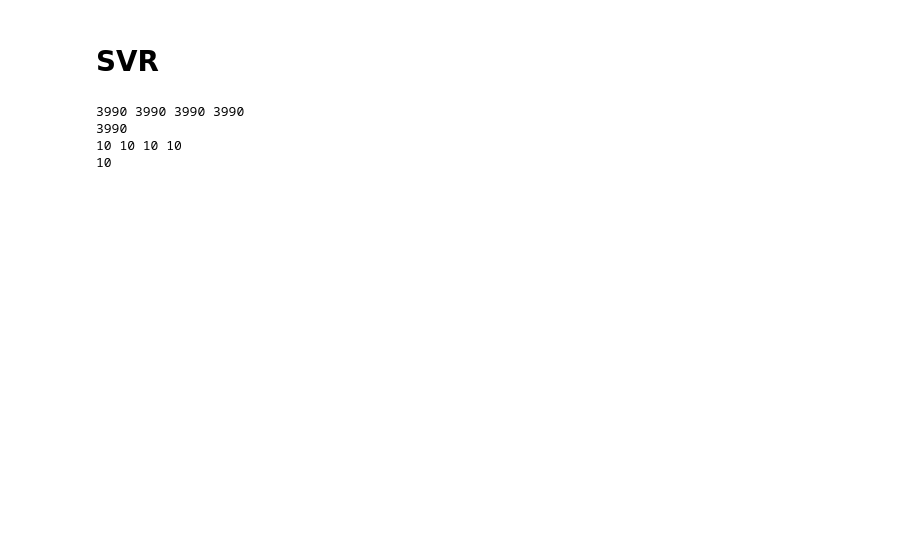
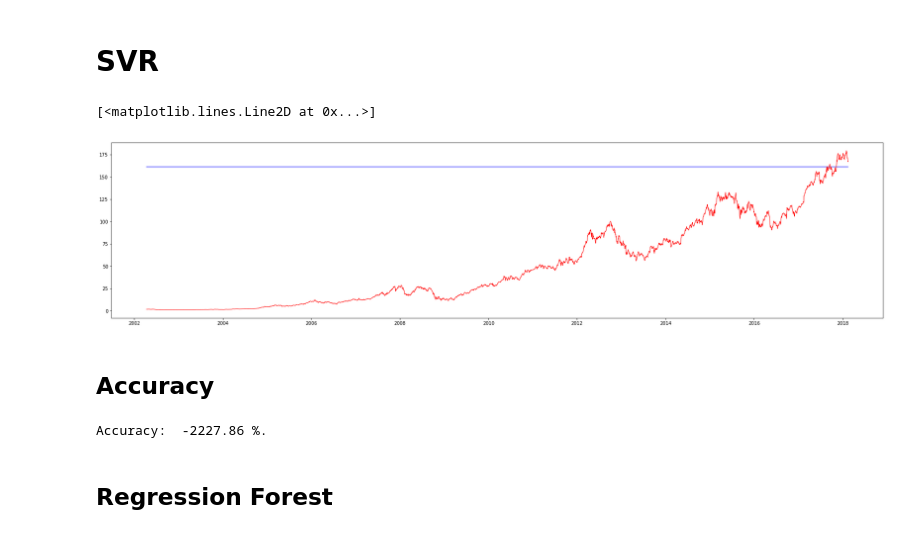
Before and after one commit to PrIyanshu-Bhatnagar/Stock-Price-Prediction, a Jupyter notebook: Python Notebook/Stock Price Prediction.ipynb, the cells around one changed output. Saved outputs shown, nothing was run; the diff lists cells and outputs as text; code cells hidden in the pictures; blank space fills up the shorter version.

Commit message:
All Regression Algorithm Update.

```diff
--- a/Python Notebook/Stock Price Prediction.ipynb
+++ b/Python Notebook/Stock Price Prediction.ipynb
@@ -129,5 +192,5 @@ for x,y in zip(dates[:5:1], y_test['closing_price'][:5:1]):
 # %% [markdown]
 ## Predicted Value
 # %%
-for x,y in zip(dates[:5:-1], y_predicted[:5:1]):
-    print('Date: ',x, 'Closing Price: ', y[0])
+for x,y1 in zip(dates[:5:-1], y_predicted[:5:1]):
+    print('Date: ',x, 'Closing Price: ', y1[0])
@@ -134,21 +203,21 @@ for x,y in zip(dates[:5:-1], y_predicted[:5:1]):
 # %%
 new_y_test = []
-print(y_test)
-for y in y_test:
+# print(y_test)
+for y1 in y_test:
     try:
-        new_y_test.append(float(y[0]))
+        new_y_test.append(float(y1[0]))
     except:
-        print(y[0])
+        #print(y[0])
         continue
 
-print(type(new_y_test), new_y_test[:10])
+# print(type(new_y_test), new_y_test[:10])
 # %%
 new_y_predicted = []
 
 # print(y_predicted)
-for y in y_predicted:
-      new_y_predicted.append(float(y))
-print(type(new_y_predicted[0]))
+for y1 in y_predicted:
+      new_y_predicted.append(float(y1))
+# print(type(new_y_predicted[0]))
 # %% [markdown]
 ## Accuracy
 # %%
@@ -165,0 +273,17 @@ print('Accuracy: ', round(accuracy, 2), '%.')
+# %%
+from sklearn.svm import SVR
+clf = SVR(kernel='rbf', C=1e3, gamma=0.1)
+clf.fit(x_train, y_train)
+predictions = clf.predict(x_test)
+#print(predictions[:10], y_test[:10])
+# %%
+import matplotlib.pyplot as plt
+plt.figure(figsize=(30,7))
+#plt.scatter(new_dates[:num_test], y_test[:num_test], color='darkorange', label='data')
+plt.plot(new_dates[:num_test],predictions[:num_test], color='blue', linewidth=1, label='Predicted')
+plt.plot(new_dates[:num_test], y_test[:num_test], color='red', linewidth=1, label='Actual')
+# %% [output]
+[<matplotlib.lines.Line2D at 0x...>]
+[figure, added]
+# %% [markdown]
+## Accuracy
@@ -166,5 +293,16 @@ print('Accuracy: ', round(accuracy, 2), '%.')
+# %%
+# Calculate Mean absolute percentage error
+mape = 100 * (errors/y_test)
+
+# Calculate & display Accuracy
+accuracy = 100 - np.mean(mape)
+print('Accuracy: ', round(accuracy, 2), '%.')
+# %% [output]
+Accuracy:  -2227.86 %.
+# %% [markdown]
+## Regression Forest
 # %%
-num_test = 10
+num_test = 100
 data_train = {}
 data_test = {}
 
@@ -173,13 +311,13 @@ data_train['low_price'] = features['low_price'][:-num_test: ]
 data_train['volume'] = features['volume'][:-num_test: ]
 data_train['closing_price'] = y['closing_price'][:-num_test: ]
 
-print(len(data_train['high_price']),len(data_train['low_price']), len(data_train['volume']), len(data_train['closing_price']))
+#print(len(data_train['high_price']),len(data_train['low_price']), len(data_train['volume']), len(data_train['closing_price']))
 
 x_train = pd.DataFrame(data_train)
 
 y_train = y['closing_price'][:-num_test]
 
-print(len(y_train))
+#print(len(y_train))
 
 
 data_test['high_price'] = features['high_price'][-num_test::]
@@ -191,15 +329,10 @@ x_test = pd.DataFrame(data_test)
 
 y_test = y['closing_price'][-num_test::]
 
-print(len(data_test['high_price']),len(data_test['low_price']), len(data_test['volume']), len(data_test['closing_price']))
+#print(len(data_test['high_price']),len(data_test['low_price']), len(data_test['volume']), len(data_test['closing_price']))
 
-print(len(y_test))
+#print(len(y_test))
 
 #print('Train: ', len(x_train[0]), len(y_train))
 # print('Test: ', len(x_test[0]), len(y_test))
-# %% [output]
-3990 3990 3990 3990
-3990
-10 10 10 10
-10
 # %%
```
Also changed, not shown: parts of 25 cells of this notebook, 3 other files.
